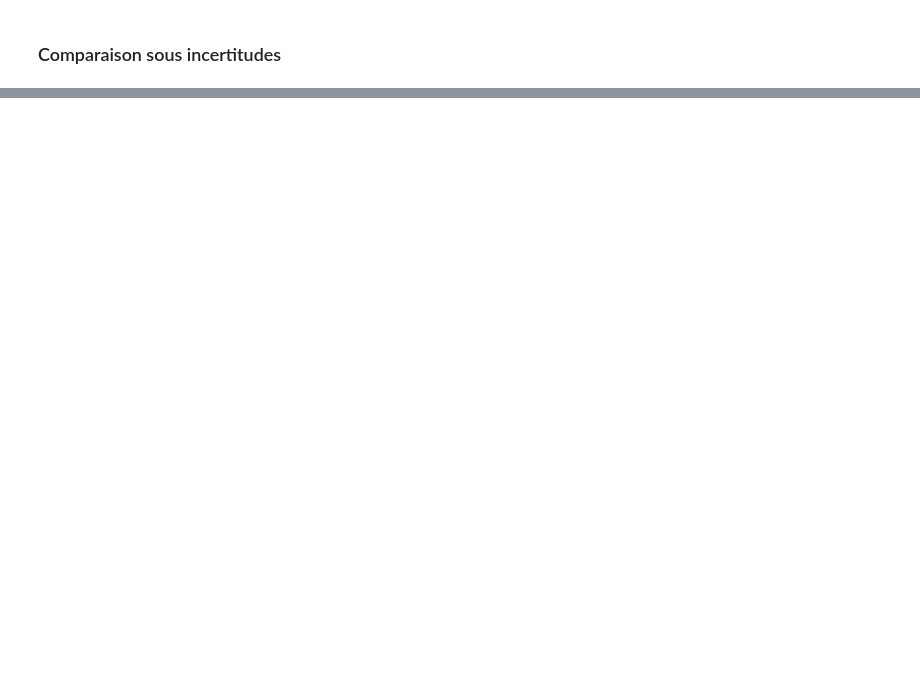
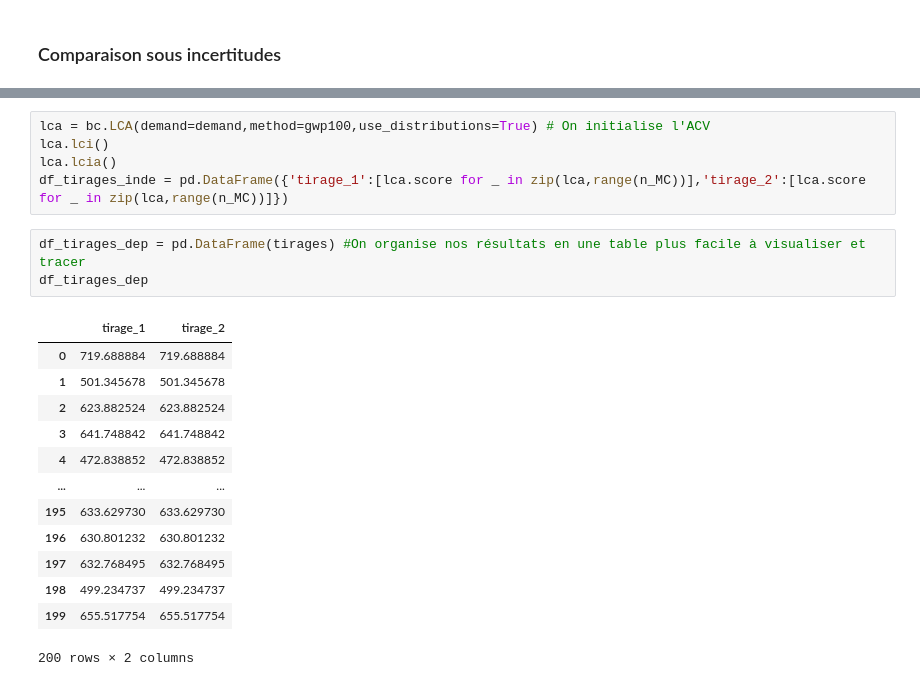
Before and after one commit to tchevilliet/ANCYV_2025, a Jupyter notebook: 4_Analyse_d_incertitudes.ipynb, the cells around one changed output, grey strips where cells are left out. Cells and saved outputs as stored; diff of their text form; blank space fills up the shorter version.

```diff
--- a/4_Analyse_d_incertitudes.ipynb
+++ b/4_Analyse_d_incertitudes.ipynb
@@ -90,0 +157,22 @@ dépendantes, indépendantes
+# %%
+lca = bc.LCA(demand=demand,method=gwp100,use_distributions=True) # On initialise l'ACV
+lca.lci()
+lca.lcia()
+df_tirages_inde = pd.DataFrame({'tirage_1':[lca.score for _ in zip(lca,range(n_MC))],'tirage_2':[lca.score for _ in zip(lca,range(n_MC))]})
+# %%
+df_tirages_dep = pd.DataFrame(tirages) #On organise nos résultats en une table plus facile à visualiser et tracer
+df_tirages_dep
+# %% [output]
+|  | tirage_1 | tirage_2 |
+| 0 | 719.688884 | 719.688884 |
+| 1 | 501.345678 | 501.345678 |
+| 2 | 623.882524 | 623.882524 |
+| 3 | 641.748842 | 641.748842 |
+| 4 | 472.838852 | 472.838852 |
+| ... | ... | ... |
+| 195 | 633.629730 | 633.629730 |
+| 196 | 630.801232 | 630.801232 |
+| 197 | 632.768495 | 632.768495 |
+| 198 | 499.234737 | 499.234737 |
+| 199 | 655.517754 | 655.517754 |
+200 rows × 2 columns
```
Also changed, not shown: parts of 25 cells of this notebook, 1 other file.
